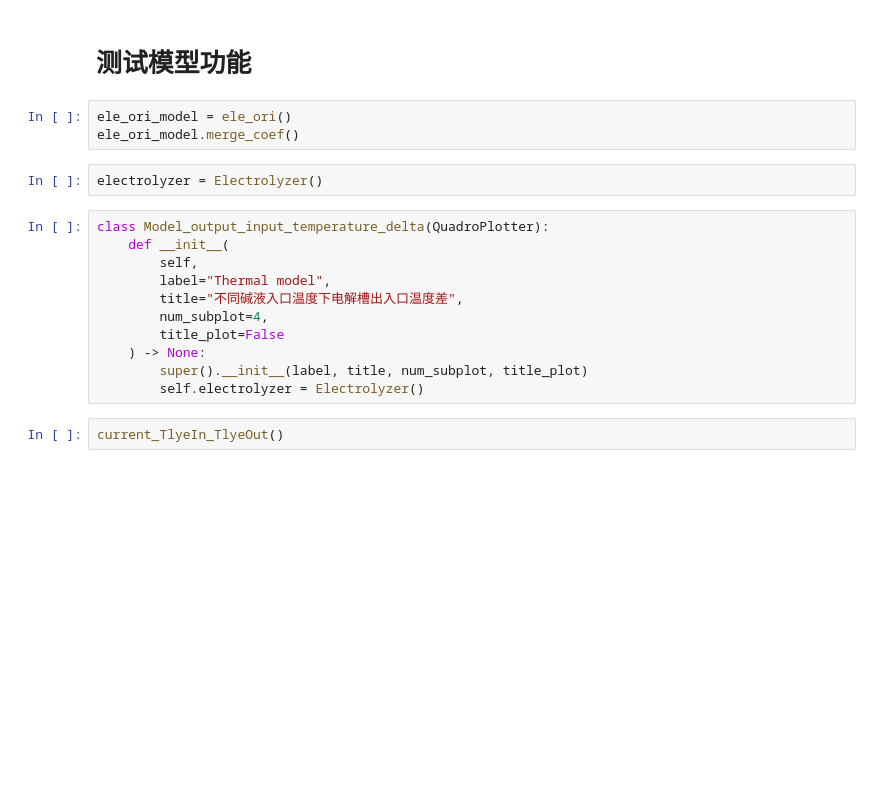
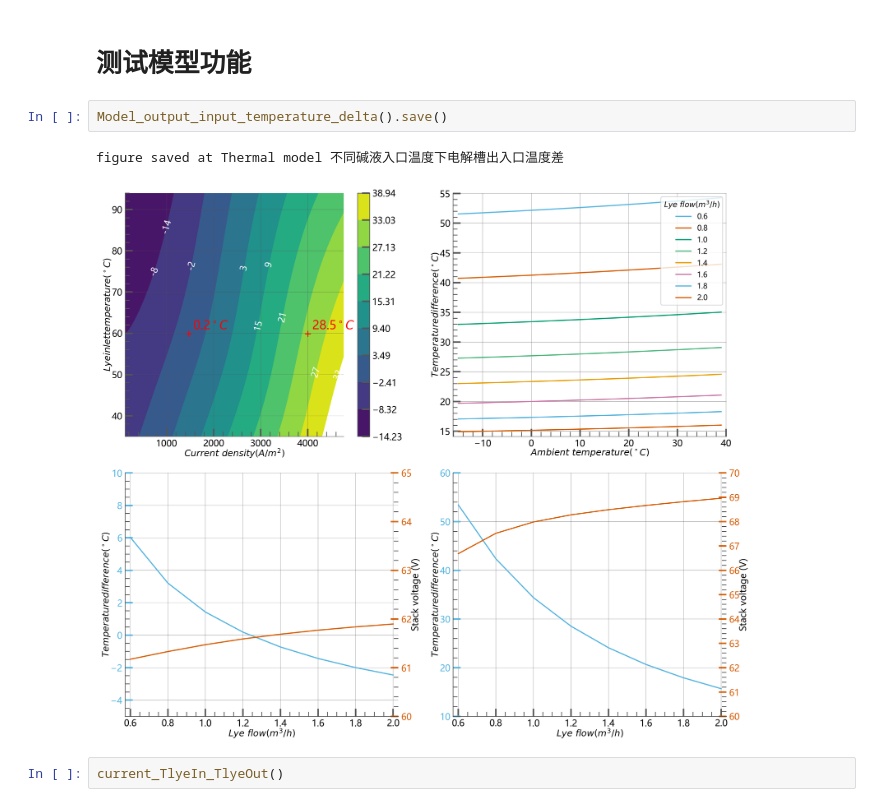
Before and after one commit to GustavHenry/Electrolyzer-dynamic-model, a Jupyter notebook: src/Thermal model test.ipynb, the cells around one changed output. Cells and saved outputs as stored; diff of their text form; blank space fills up the shorter version.

Commit message:
add model output input temperature delta to figure plotter

```diff
--- a/src/Thermal model test.ipynb
+++ b/src/Thermal model test.ipynb
@@ -86,22 +85,11 @@ Thermal_model_regression_cumulative_error_plot(
 ).save()
 # %% [markdown]
 # 测试模型功能
-# %%
-ele_ori_model = ele_ori()
-ele_ori_model.merge_coef()
-# %%
-electrolyzer = Electrolyzer()
-# %%
-class Model_output_input_temperature_delta(QuadroPlotter):
-    def __init__(
-        self,
-        label="Thermal model",
-        title="不同碱液入口温度下电解槽出入口温度差",
-        num_subplot=4,
-        title_plot=False
-    ) -> None:
-        super().__init__(label, title, num_subplot, title_plot)
-        self.electrolyzer = Electrolyzer()
+# %%
+Model_output_input_temperature_delta().save()
+# %% [output]
+figure saved at Thermal model 不同碱液入口温度下电解槽出入口温度差
+[figure, added]
 # %%
 current_TlyeIn_TlyeOut()
 # %%
```
Also changed, not shown: parts of 1 cell of this notebook, 3 other files.
